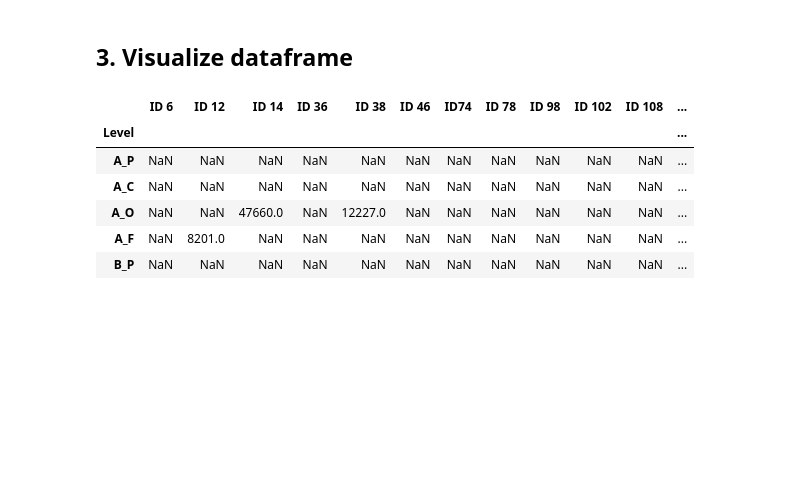
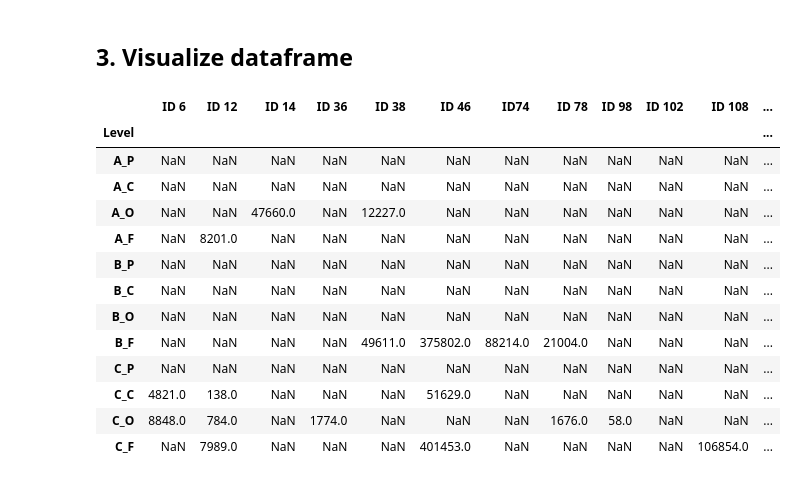
Before and after one commit to valdeanda/Time_series_mats, a Jupyter notebook: scripts/Motifs.ipynb, the cells around one changed output. Drawn from its saved outputs; the diff is of its cells as text; code cells hidden in the pictures; blank space fills up the shorter version.

```diff
--- a/scripts/Motifs.ipynb
+++ b/scripts/Motifs.ipynb
@@ -49,12 +49,19 @@ negatives =pd.read_table("../data/Motifs_negatives.txt", index_col=0)
 # %% [markdown]
 ## 3. Visualize dataframe
 # %%
-consensus.head()
+consensus
 # %% [output]
 |  | ID 6 | ID 12 | ID 14 | ID 36 | ID 38 | ID 46 | ID74 | ID 78 | ID 98 | ID 102 | ID 108 | ... |
 | Level |  |  |  |  |  |  |  |  |  |  |  | ... |
 | A_P | NaN | NaN | NaN | NaN | NaN | NaN | NaN | NaN | NaN | NaN | NaN | ... |
 | A_C | NaN | NaN | NaN | NaN | NaN | NaN | NaN | NaN | NaN | NaN | NaN | ... |
 | A_O | NaN | NaN | 47660.0 | NaN | 12227.0 | NaN | NaN | NaN | NaN | NaN | NaN | ... |
 | A_F | NaN | 8201.0 | NaN | NaN | NaN | NaN | NaN | NaN | NaN | NaN | NaN | ... |
 | B_P | NaN | NaN | NaN | NaN | NaN | NaN | NaN | NaN | NaN | NaN | NaN | ... |
+| B_C | NaN | NaN | NaN | NaN | NaN | NaN | NaN | NaN | NaN | NaN | NaN | ... |
+| B_O | NaN | NaN | NaN | NaN | NaN | NaN | NaN | NaN | NaN | NaN | NaN | ... |
+| B_F | NaN | NaN | NaN | NaN | 49611.0 | 375802.0 | 88214.0 | 21004.0 | NaN | NaN | NaN | ... |
+| C_P | NaN | NaN | NaN | NaN | NaN | NaN | NaN | NaN | NaN | NaN | NaN | ... |
+| C_C | 4821.0 | 138.0 | NaN | NaN | NaN | 51629.0 | NaN | NaN | NaN | NaN | NaN | ... |
+| C_O | 8848.0 | 784.0 | NaN | 1774.0 | NaN | NaN | NaN | 1676.0 | 58.0 | NaN | NaN | ... |
+| C_F | NaN | 7989.0 | NaN | NaN | NaN | 401453.0 | NaN | NaN | NaN | NaN | 106854.0 | ... |
```
Also changed, not shown: parts of 5 cells of this notebook.
